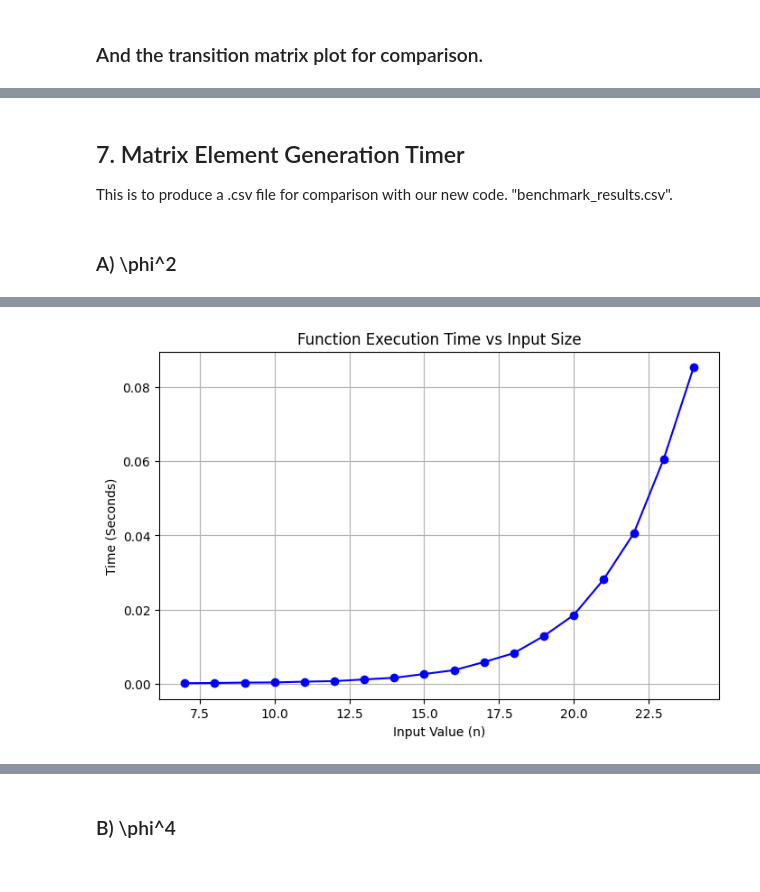
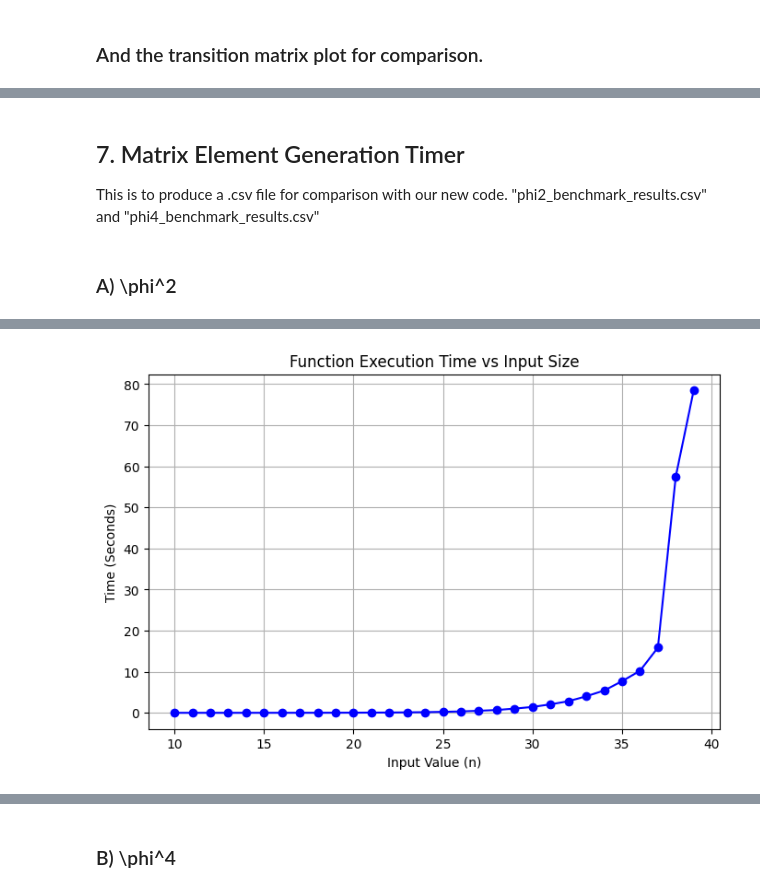
Before and after one commit to miarobin/FasterHT, a Jupyter notebook: phi4_truncation.ipynb, the cells around one changed output, grey strips where cells are left out. Drawn from its saved outputs; the diff is of its cells as text; code cells hidden in the pictures.

```diff
--- a/phi4_truncation.ipynb
+++ b/phi4_truncation.ipynb
@@ -860,0 +849,32 @@ plt.show()
+# %%
+# 1. Preparing the parameters for the timing run, and lists for results.
+mQ = 1.; r = 1.; g = 4*np.pi # Hamiltonian parameters.
+sparsity_frac = []; basis_lengths = []
+emax_list = range(10,40) #EMax range.
+
+phi2 = True # phi2 or phi4?
+
+
+# 2. Run through emax list and time creation.
+for e_max in emax_list:
+    print(f"E_max: {e_max}")
+
+    # Timing the transition matrix creation.
+    # Compute the effective lmax.
+    lmaxeff = effective_lmax(e_max,e_max,mQ,r)
+    # Generate the basis and energy list.
+    basis = basis_even(basis_l0(make_basis(lmaxeff,e_max,mQ,r)))
+    gen_omega_list(lmaxeff, mQ, r)
+
+    # Just to keep track of the basis length and how much we've saved by only going through one set of an anti-symmetric pair.
+
+    # --- Generate Raw Hamiltonian Matrix (H_0 + V) ---
+    if phi2: H_total =  h0(lmaxeff,e_max,m,r,basis) + (m**2)/2 * delta_h2(lmaxeff, e_max,m,r,basis)
+    else: H_total = h0(lmaxeff,e_max,m,r,basis) + (g/24)*(1/r)*(1/(8*math.pi))*delta_h4(lmaxeff,e_max,m,r,basis)
+
+    # Add results to relevant lists.
+    sparsity_frac.append(H_total.nnz/len(basis)**2)
+    basis_lengths.append(len(basis))
+
+    print(f' sparsity fraction = {H_total.nnz/len(basis)**2}')
+    print(f' total basis length = {len(basis)}')
@@ -861,14 +931,14 @@ plt.show()
 # %% [markdown]
 ## 7. Matrix Element Generation Timer
-This is to produce a .csv file for comparison with our new code. "benchmark_results.csv".
+This is to produce a .csv file for comparison with our new code. "phi2_benchmark_results.csv" and "phi4_benchmark_results.csv"
 # %% [markdown]
 ### A) \phi^2
 # %%
-m = 1; r = 1. # Hamiltonian parameters.
+m = 1.; r = 1. # Hamiltonian parameters.
 execution_times = []; basis_lengths = []
 
 # Test list.
-emax_list = range(7,25)
+emax_list = range(10,40)
 
 for e_max in emax_list:
     print(f"E_max: {e_max}")
@@ -878,7 +948,7 @@ for e_max in emax_list:
     basis = basis_even(basis_l0(make_basis(lmaxeff,e_max,m,r)))
 
     # --- Generate Raw Hamiltonian Matrix (H_0 + V) ---
-    duration = %timeit -o (h0(lmaxeff,e_max,m,r,basis) + (m**2/2)*delta_h2(lmaxeff,e_max,m,r,basis))
+    duration = %timeit -o -r4 (h0(lmaxeff,e_max,m,r,basis) + (m**2/2)*delta_h2(lmaxeff,e_max,m,r,basis))
 
     # Store results.
     execution_times.append(duration.average)
@@ -899,6 +969,7 @@ with open(csv_filename, mode="w", newline="") as file:
     writer.writerow(["Input Value", "Execution Time (Seconds)"])
     writer.writerows(zip(emax_list,execution_times))
 
+
 # 4. Plot the results
 plt.figure(figsize=(8, 5))
 plt.plot(emax_list, execution_times, marker='o', linestyle='-', color='b')
@@ -928 +999 @@ E_max: 24
-[figure, old version]
+[figure, new version]
```
Also changed, not shown: parts of 25 cells of this notebook.
